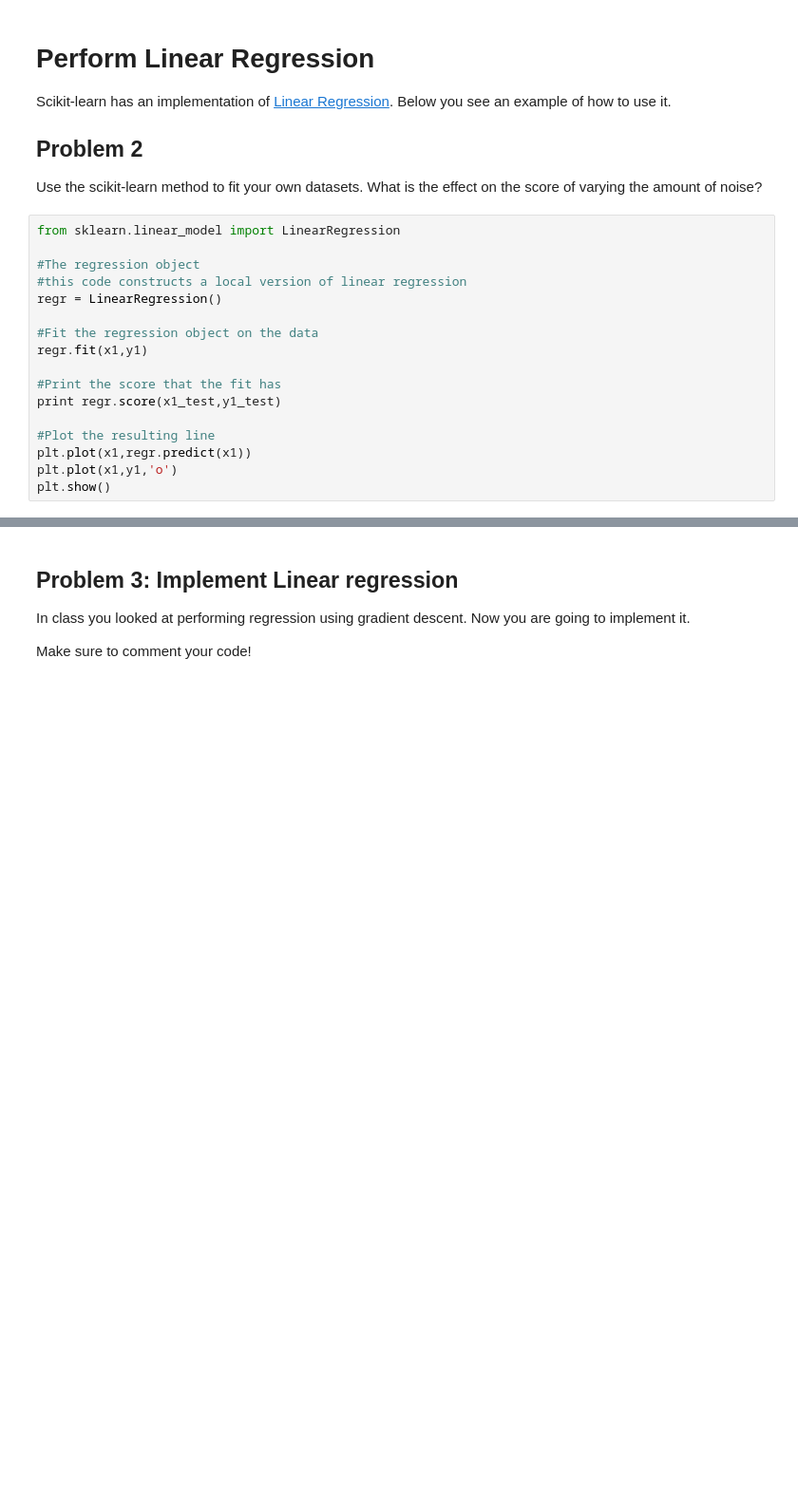
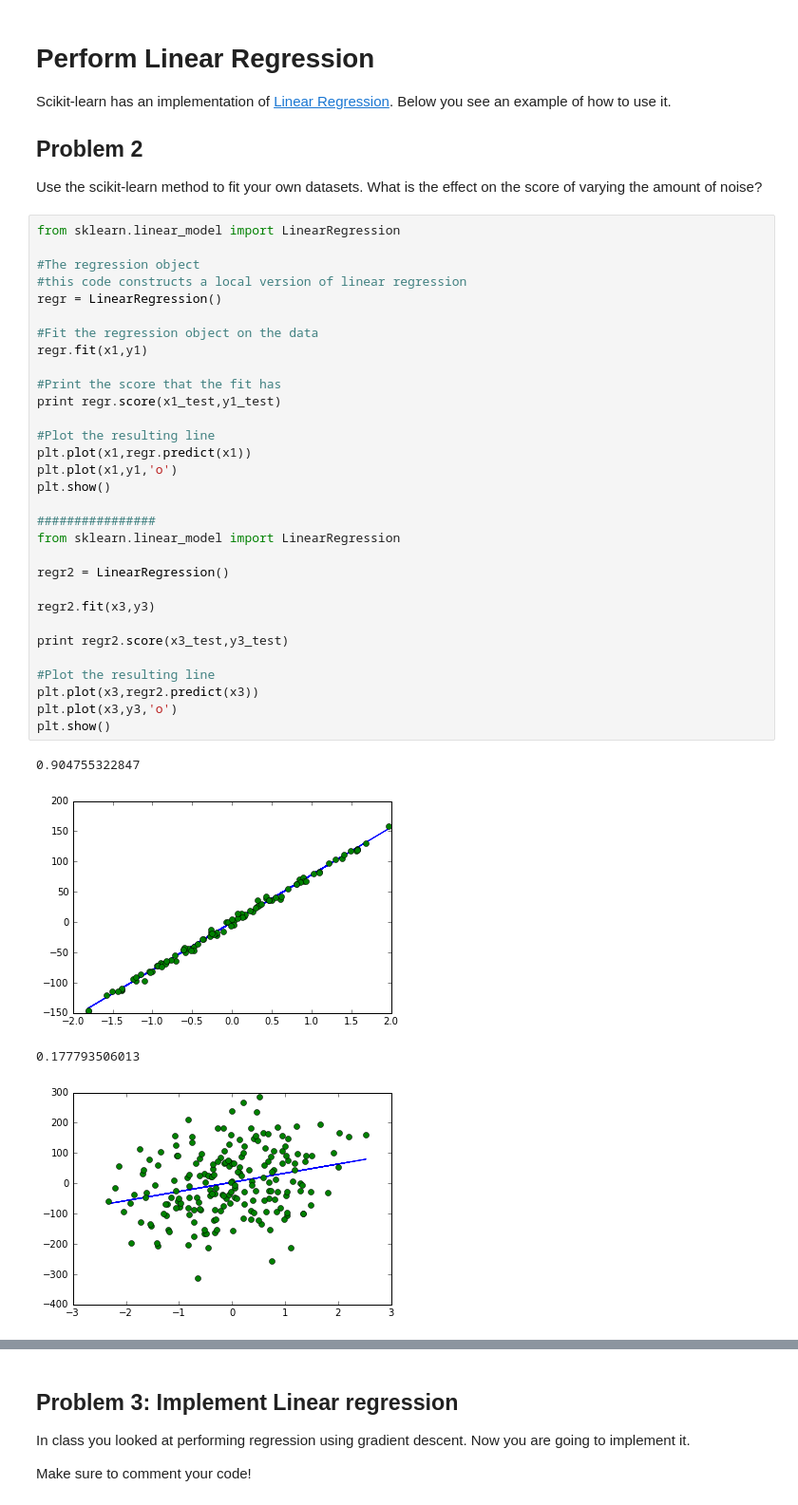
Before and after one commit to samcoxon/Machine-Learning, a Jupyter notebook: Lab Assignments/1-assignment.ipynb, the cells around one changed output, grey strips where cells are left out. Shown at 95% size. Cells and saved outputs as stored; diff of their text form; blank space fills up the shorter version.

```diff
--- a/Lab Assignments/1-assignment.ipynb
+++ b/Lab Assignments/1-assignment.ipynb
@@ -47,17 +62,36 @@ Use the scikit-learn method to fit your own datasets. What is the effect on the
 # %%
 from sklearn.linear_model import LinearRegression
 
 #The regression object
 #this code constructs a local version of linear regression
 regr = LinearRegression()
 
 #Fit the regression object on the data
 regr.fit(x1,y1)
 
 #Print the score that the fit has
 print regr.score(x1_test,y1_test)
 
 #Plot the resulting line
 plt.plot(x1,regr.predict(x1))
 plt.plot(x1,y1,'o')
 plt.show()
+
+################
+from sklearn.linear_model import LinearRegression
+
+regr2 = LinearRegression()
+
+regr2.fit(x3,y3)
+
+print regr2.score(x3_test,y3_test)
+
+#Plot the resulting line
+plt.plot(x3,regr2.predict(x3))
+plt.plot(x3,y3,'o')
+plt.show()
+# %% [output]
+0.904755322847
+[figure, added]
+0.177793506013
+[figure, added]
```
Also changed, not shown: parts of 13 cells of this notebook.
